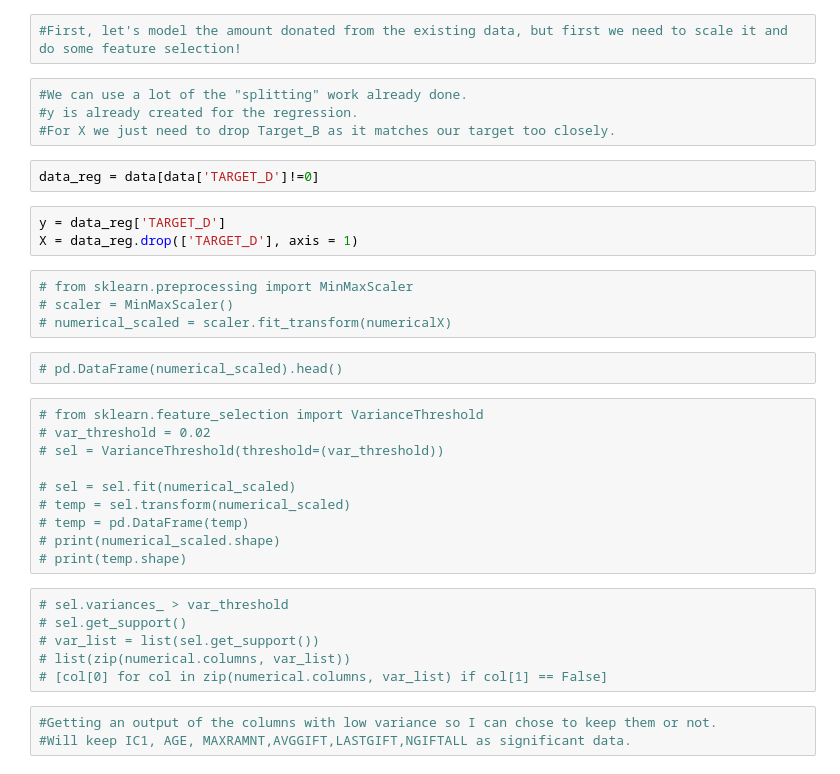
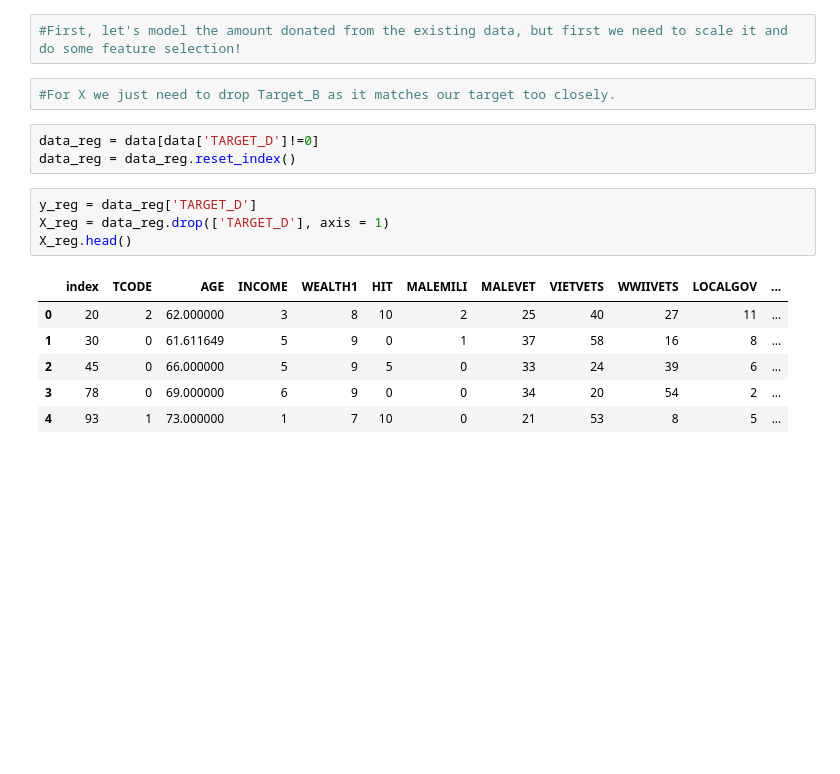
Before and after one commit to iamlex006/lab-random-forests, a Jupyter notebook: files_for_lab/Lab707.ipynb, the cells around one changed output. Drawn from its saved outputs; the diff is of its cells as text; blank space fills up the shorter version.

```diff
--- a/files_for_lab/Lab707.ipynb
+++ b/files_for_lab/Lab707.ipynb
@@ -118,36 +105,18 @@ print(np.mean(cross_val_scores))
 # %%
 #First, let's model the amount donated from the existing data, but first we need to scale it and do some feature selection!
 # %%
-#We can use a lot of the "splitting" work already done.
-#y is already created for the regression.
 #For X we just need to drop Target_B as it matches our target too closely.
 # %%
 data_reg = data[data['TARGET_D']!=0]
+data_reg = data_reg.reset_index()
 # %%
-y = data_reg['TARGET_D']
-X = data_reg.drop(['TARGET_D'], axis = 1)
+y_reg = data_reg['TARGET_D']
+X_reg = data_reg.drop(['TARGET_D'], axis = 1)
+X_reg.head()
+# %% [output]
+|  | index | TCODE | AGE | INCOME | WEALTH1 | HIT | MALEMILI | MALEVET | VIETVETS | WWIIVETS | LOCALGOV | ... |
+| 0 | 20 | 2 | 62.000000 | 3 | 8 | 10 | 2 | 25 | 40 | 27 | 11 | ... |
+| 1 | 30 | 0 | 61.611649 | 5 | 9 | 0 | 1 | 37 | 58 | 16 | 8 | ... |
+| 2 | 45 | 0 | 66.000000 | 5 | 9 | 5 | 0 | 33 | 24 | 39 | 6 | ... |
+| 3 | 78 | 0 | 69.000000 | 6 | 9 | 0 | 0 | 34 | 20 | 54 | 2 | ... |
+| 4 | 93 | 1 | 73.000000 | 1 | 7 | 10 | 0 | 21 | 53 | 8 | 5 | ... |
-# %%
-# from sklearn.preprocessing import MinMaxScaler
-# scaler = MinMaxScaler()
-# numerical_scaled = scaler.fit_transform(numericalX)
-# %%
-# pd.DataFrame(numerical_scaled).head()
-# %%
-# from sklearn.feature_selection import VarianceThreshold
-# var_threshold = 0.02
-# sel = VarianceThreshold(threshold=(var_threshold))
-
-# sel = sel.fit(numerical_scaled)
-# temp = sel.transform(numerical_scaled)
-# temp = pd.DataFrame(temp)
-# print(numerical_scaled.shape)
-# print(temp.shape)
-# %%
-# sel.variances_ > var_threshold
-# sel.get_support()
-# var_list = list(sel.get_support())
-# list(zip(numerical.columns, var_list))
-# [col[0] for col in zip(numerical.columns, var_list) if col[1] == False]
-# %%
-#Getting an output of the columns with low variance so I can chose to keep them or not.
-#Will keep IC1, AGE, MAXRAMNT,AVGGIFT,LASTGIFT,NGIFTALL as significant data.
```
Also changed, not shown: parts of 18 cells of this notebook.
